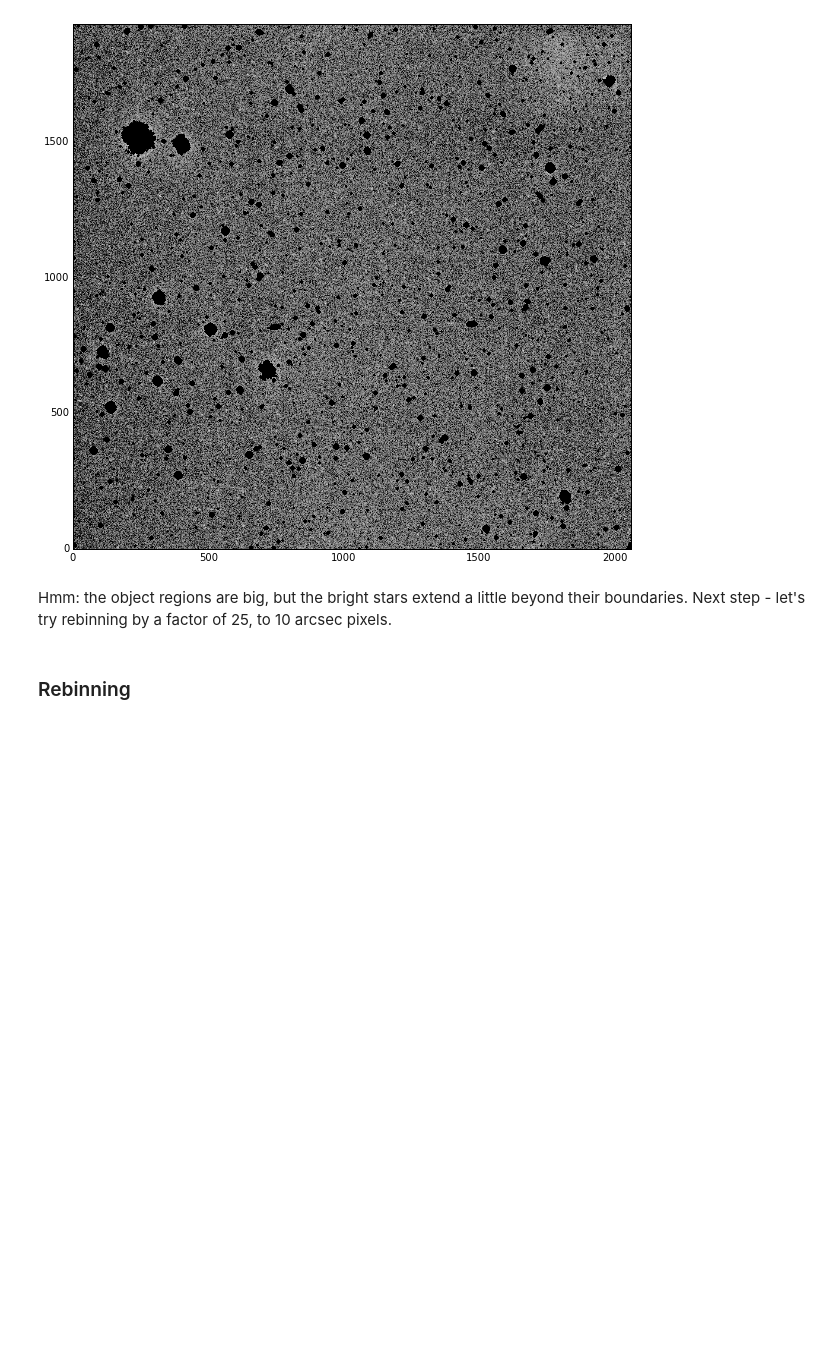
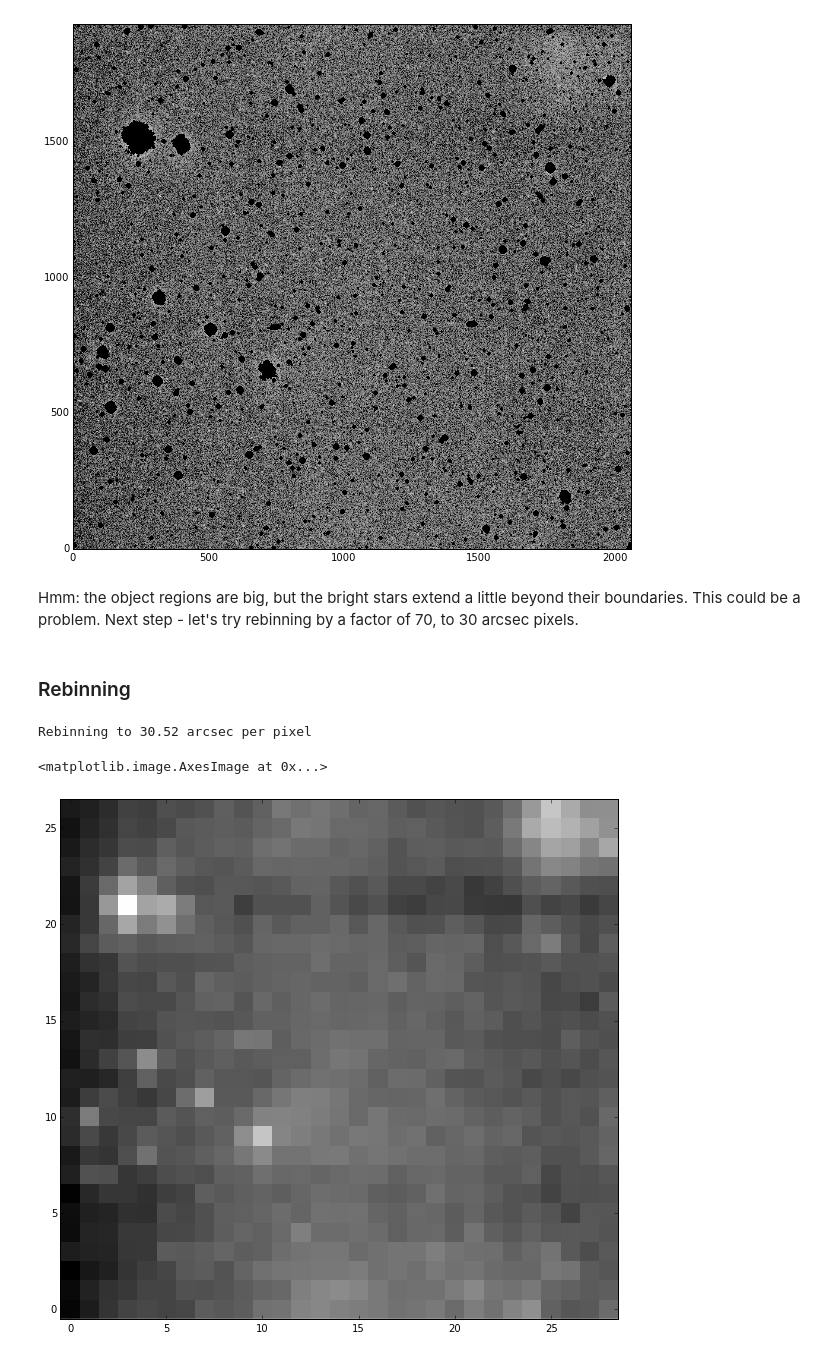
Before and after one commit to drphilmarshall/FuzzyBlobs, a Jupyter notebook: demo.ipynb, the cells around one changed output. Saved outputs shown, nothing was run; the diff lists cells and outputs as text; code cells hidden in the pictures; blank space fills up the shorter version.

Commit message:
Implemented @dnidever's simple rebinning, closes #1

```diff
--- a/demo.ipynb
+++ b/demo.ipynb
@@ -81,6 +81,37 @@ plt.imshow(viz.scale_image(mask*image, scale='log', min_cut=15, max_cut=100), cm
 # %% [output]
 [figure]
 # %% [markdown]
-Hmm: the object regions are big, but the bright stars extend a little beyond their boundaries. Next step - let's try rebinning by a factor of 25, to 10 arcsec pixels.
+Hmm: the object regions are big, but the bright stars extend a little beyond their boundaries. This could be a problem. Next step - let's try rebinning by a factor of 70, to 30 arcsec pixels.
 # %% [markdown]
 ### Rebinning
+# %%
+bin = 70
+nx = image.shape[0] // bin
+ny = image.shape[1] // bin
+
+field = 2060*0.4 # arcsec
+pixscale = field / (1.0*nx)
+print('Rebinning to',round(pixscale,2),'arcsec per pixel')
+
+masked_image = mask*image
+
+trimmed_masked_image = masked_image[0:nx*bin, 0:ny*bin]
+trimmed_mask = mask[0:nx*bin, 0:ny*bin]
+
+rebinned_trimmed_masked_image = trimmed_masked_image.reshape(nx, bin, ny, bin)
+rebinned_trimmed_mask = trimmed_mask.reshape(nx, bin, ny, bin)
+
+coadded_rebinned_trimmed_masked_image = rebinned_trimmed_masked_image.sum(axis=3).sum(axis=1)
+coadded_rebinned_trimmed_mask = rebinned_trimmed_mask.sum(axis=3).sum(axis=1)
+
+bd = (coadded_rebinned_trimmed_mask == 0)
+coadded_rebinned_trimmed_mask[bd] = 1
+
+new_image = coadded_rebinned_trimmed_masked_image / (1.0*coadded_rebinned_trimmed_mask)
+# %% [output]
+Rebinning to 30.52 arcsec per pixel
+# %%
+plt.imshow(viz.scale_image(new_image, scale='log', min_cut=15, max_cut=100), cmap='gray', origin='lower', interpolation='none')
+# %% [output]
+<matplotlib.image.AxesImage at 0x...>
+[figure, added]
```
Also changed, not shown: parts of 2 cells of this notebook.
